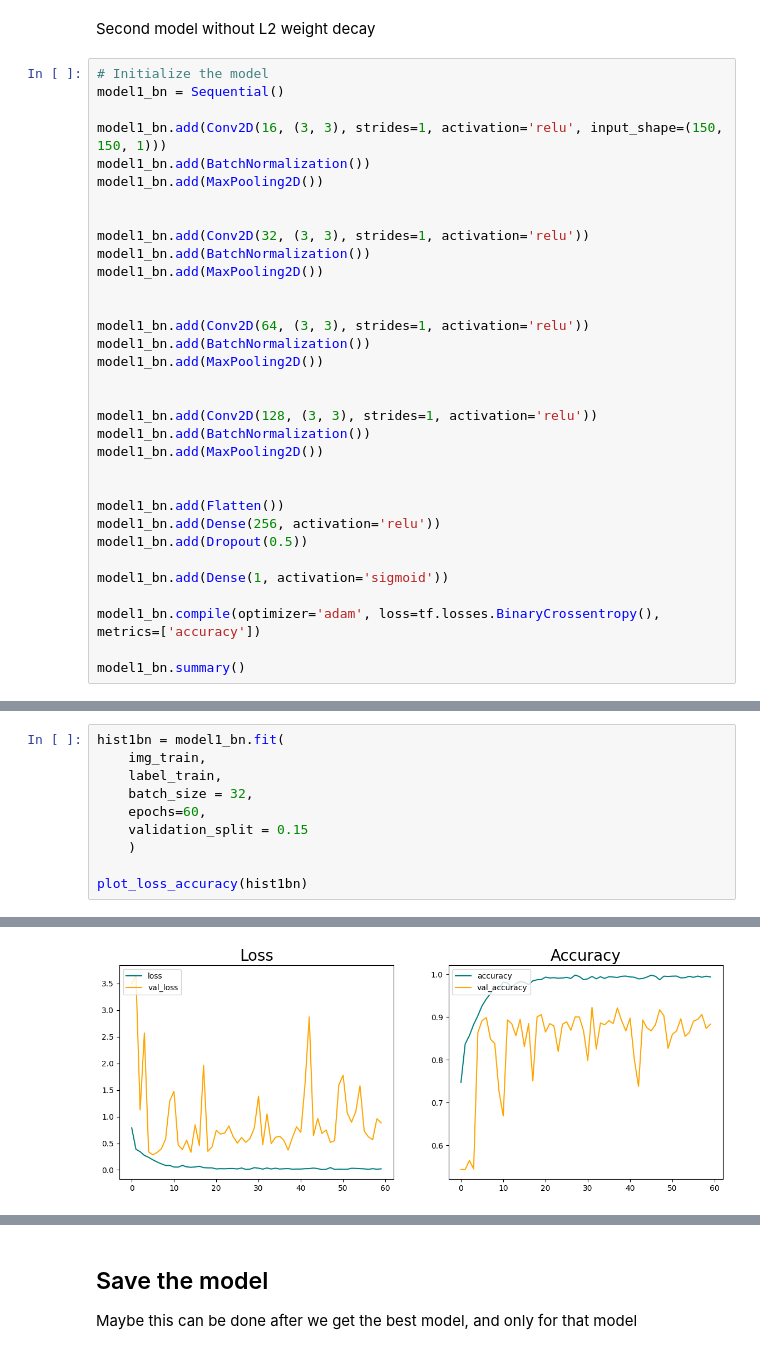
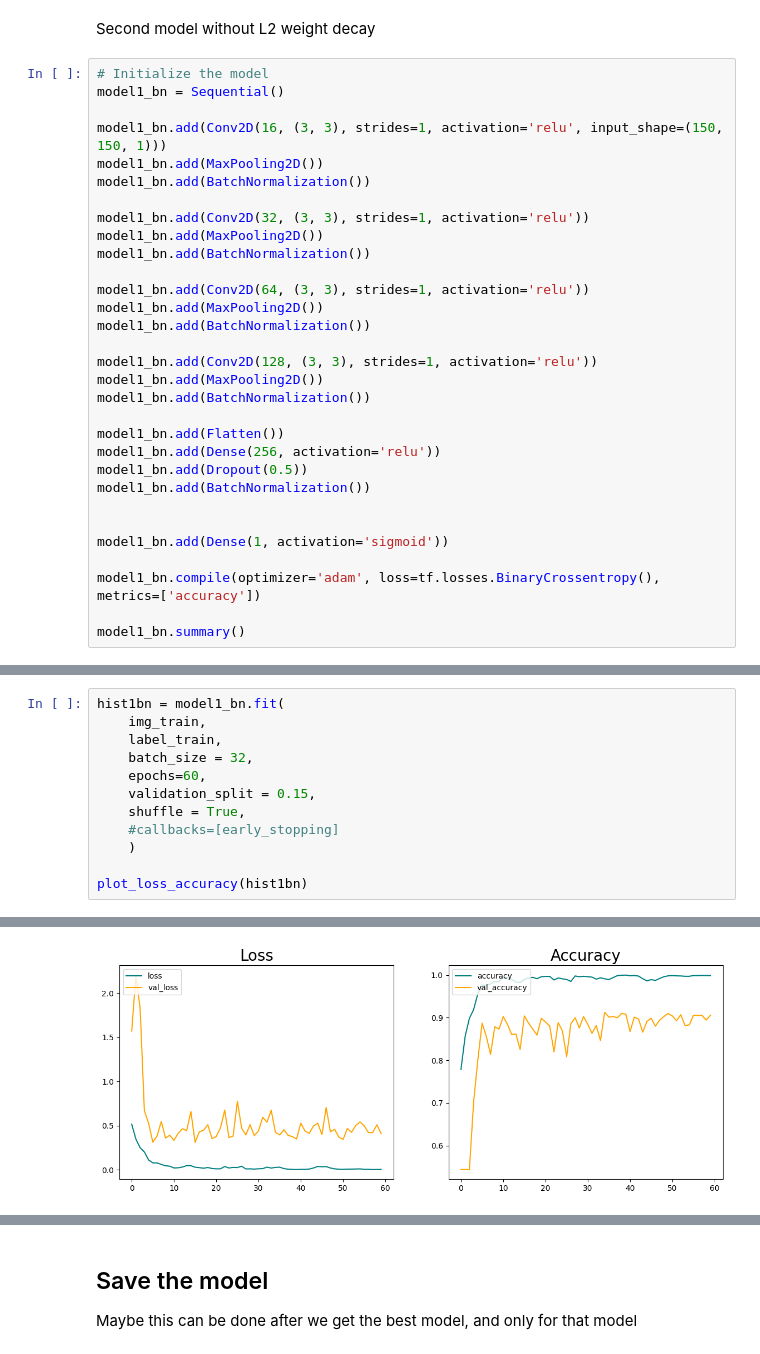
Before and after one commit to LucaPeg/ML_project, a Jupyter notebook: analysis.ipynb, the cells around one changed output, grey strips where cells are left out. Saved outputs shown, nothing was run; the diff lists cells and outputs as text.

```diff
--- a/analysis.ipynb
+++ b/analysis.ipynb
@@ -590,28 +613,26 @@ Second model without L2 weight decay
 model1_bn = Sequential()
 
 model1_bn.add(Conv2D(16, (3, 3), strides=1, activation='relu', input_shape=(150, 150, 1)))
+model1_bn.add(MaxPooling2D())
 model1_bn.add(BatchNormalization())
-model1_bn.add(MaxPooling2D())
-
 
 model1_bn.add(Conv2D(32, (3, 3), strides=1, activation='relu'))
+model1_bn.add(MaxPooling2D())
 model1_bn.add(BatchNormalization())
-model1_bn.add(MaxPooling2D())
-
 
 model1_bn.add(Conv2D(64, (3, 3), strides=1, activation='relu'))
+model1_bn.add(MaxPooling2D())
 model1_bn.add(BatchNormalization())
-model1_bn.add(MaxPooling2D())
-
 
 model1_bn.add(Conv2D(128, (3, 3), strides=1, activation='relu'))
+model1_bn.add(MaxPooling2D())
 model1_bn.add(BatchNormalization())
-model1_bn.add(MaxPooling2D())
-
 
 model1_bn.add(Flatten())
 model1_bn.add(Dense(256, activation='relu'))
 model1_bn.add(Dropout(0.5))
+model1_bn.add(BatchNormalization())
+
 
 model1_bn.add(Dense(1, activation='sigmoid'))
 
@@ -642,7 +663,9 @@ hist1bn = model1_bn.fit(
     label_train,
     batch_size = 32,
     epochs=60,
-    validation_split = 0.15
+    validation_split = 0.15,
+    shuffle = True,
+    #callbacks=[early_stopping]
     )
 
 plot_loss_accuracy(hist1bn)
@@ -667 +690 @@ Epoch 60/60
-[figure, old version]
+[figure, new version]
```
Also changed, not shown: parts of 48 cells of this notebook.
